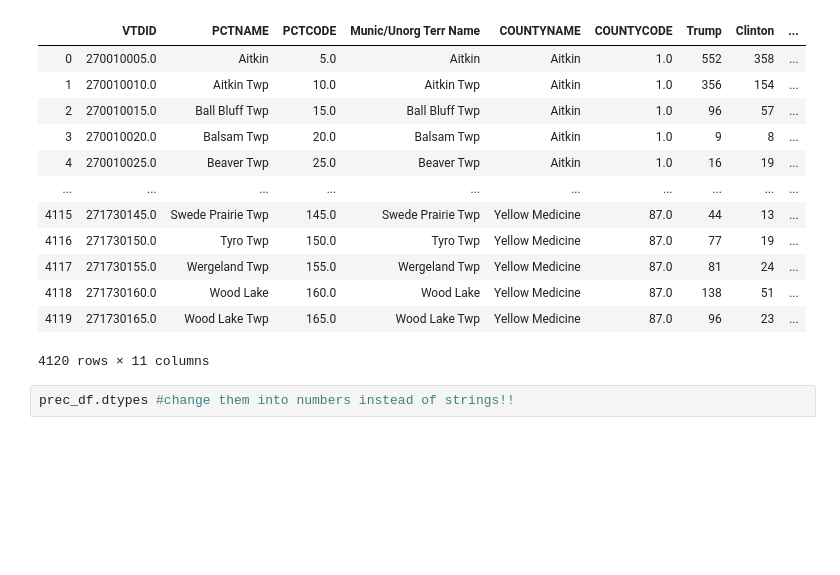
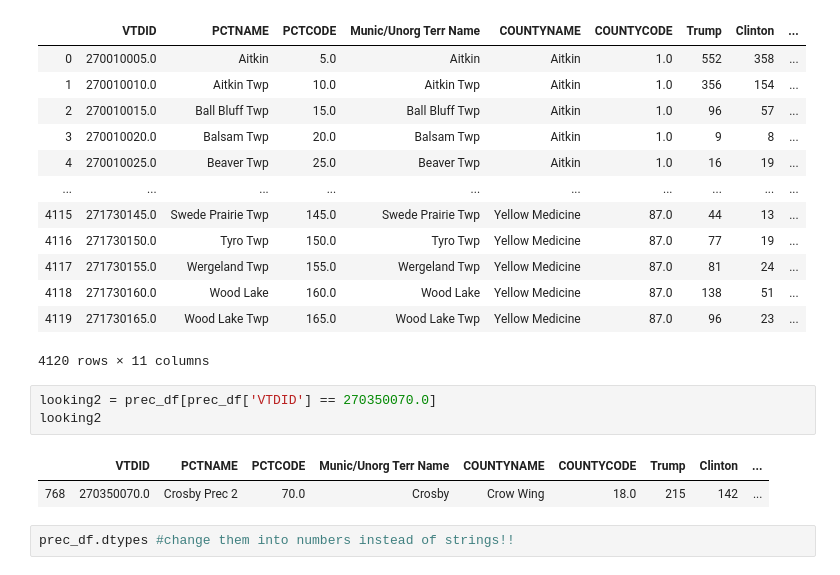
Before and after one commit to VallieTracy/Pres-Election-Partisan-Breakdown, a Jupyter notebook: precinctsVallie.ipynb, the cells around one changed output. Saved outputs shown, nothing was run; the diff lists cells and outputs as text; blank space fills up the shorter version.

```diff
--- a/precinctsVallie.ipynb
+++ b/precinctsVallie.ipynb
@@ -127,6 +151,12 @@ prec_df
 | 4118 | 271730160.0 | Wood Lake | 160.0 | Wood Lake | Yellow Medicine | 87.0 | 138 | 51 | ... |
 | 4119 | 271730165.0 | Wood Lake Twp | 165.0 | Wood Lake Twp | Yellow Medicine | 87.0 | 96 | 23 | ... |
 4120 rows × 11 columns
+# %%
+looking2 = prec_df[prec_df['VTDID'] == 270350070.0]
+looking2
+# %% [output]
+|  | VTDID | PCTNAME | PCTCODE | Munic/Unorg Terr Name | COUNTYNAME | COUNTYCODE | Trump | Clinton | ... |
+| 768 | 270350070.0 | Crosby Prec 2 | 70.0 | Crosby | Crow Wing | 18.0 | 215 | 142 | ... |
 # %%
 prec_df.dtypes #change them into numbers instead of strings!!
 # %% [output]
```
Also changed, not shown: parts of 16 cells of this notebook.
